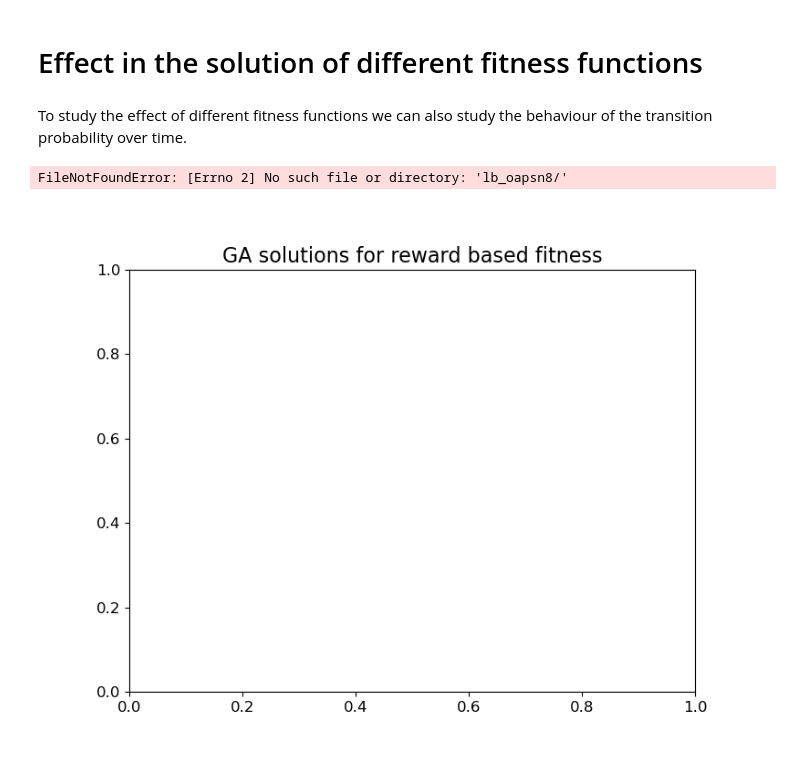
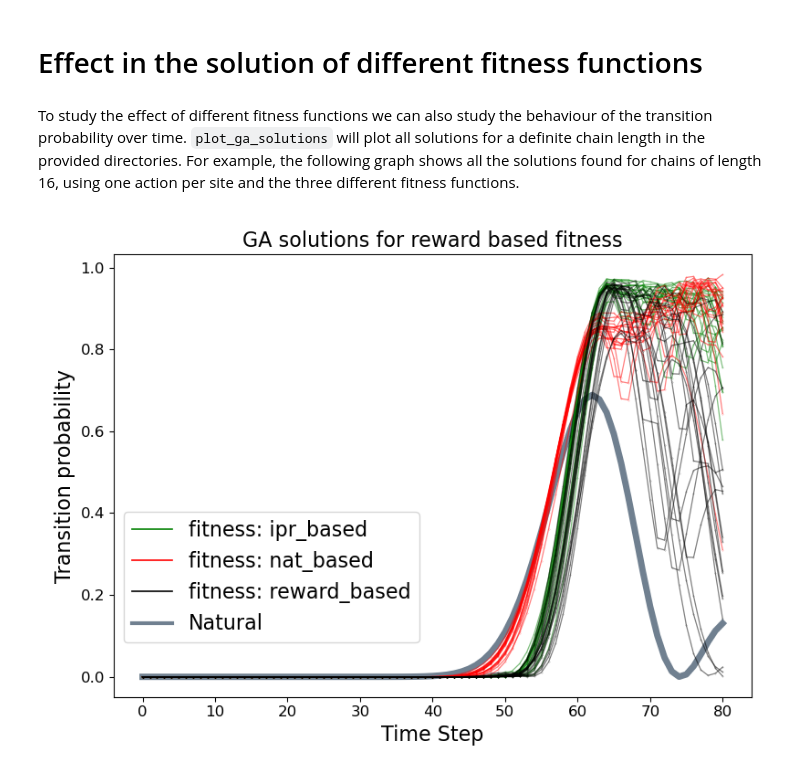
Before and after one commit to sofips/dynamic_control_for_QST, a Jupyter notebook: results_summary.ipynb, the cells around one changed output. Saved outputs shown, nothing was run; the diff lists cells and outputs as text; code cells hidden in the pictures.

Commit message:
processed new results

```diff
--- a/results_summary.ipynb
+++ b/results_summary.ipynb
@@ -32,10 +32,11 @@ Different subdirectories represent different combinations of hyperparameters. Fo
 # %%
 rb_zhang = 'genetic_algorithm_results/rb_zhang/'   # Reward-based fitness function and Zhang et al actions
 rb_oaps = 'genetic_algorithm_results/rb_oaps/'     # Reward-based fitness function and one action per site
-lb_zhang = 'genetic_algorithm_results/lb_zhang/'   # Natural-based fitness function and Zhang et al actions
-lb_oaps = 'genetic_algorithm_results/lb_oaps/'     # Natural-based fitness function and one action per site
-
-directories = [rb_zhang, rb_oaps, lb_zhang, lb_oaps]
+nb_zhang = 'genetic_algorithm_results/nb_zhang/'   # Natural-based fitness function and Zhang et al actions
+nb_oaps = 'genetic_algorithm_results/nb_oaps/'     # Natural-based fitness function and one action per site
+ipr_oaps = 'genetic_algorithm_results/ipr_oaps/'     # IPR-based fitness function and one action per site
+ipr_zhang = 'genetic_algorithm_results/ipr_zhang/'   # IPR-based fitness function and Zhang et al actions
+directories = [rb_zhang, rb_oaps, nb_zhang, nb_oaps, ipr_oaps, ipr_zhang]
 # %% [markdown]
 A summary of all the hyper-parameters and system parameters used to obtain each directory can be accesed by calling the `access_ga_params` function. For example, the output of the following cell shows the parameters corresponding to the directory `rb_zhang`, where we employ reward-based fitness and Zhang et al actions, which can be verified in the printed dataframe.
 # %%
@@ -146,13 +146,11 @@ Even for long chains, the algorithm is really efficient. The longer times in wor
 # %% [markdown]
 # Effect in the solution of different fitness functions
 # %% [markdown]
-To study the effect of different fitness functions we can also study the behaviour of the transition probability over time.
+To study the effect of different fitness functions we can also study the behaviour of the transition probability over time. `plot_ga_solutions` will plot all solutions for a definite chain length in the provided directories. For example, the following graph shows all the solutions found for chains of length 16, using one action per site and the three different fitness functions.
 # %%
 plt.figure(figsize=(8, 6))
-fs=16
-plt.title('GA solutions for reward based fitness', fontsize=fs)
-n=8
-plot_ga_solutions([lb_oaps,rb_oaps],n,['original','original'],add_natural=True,fs=16)
+plt.title('GA solutions for reward based fitness', fontsize=16)
+n=16
+plot_ga_solutions([nb_oaps,rb_oaps, ipr_oaps],n,add_natural=True,fs=16)
 # %% [output]
-FileNotFoundError: [Errno 2] No such file or directory: 'lb_oapsn8/'
-[figure, old version]
+[figure, new version]
```
Also changed, not shown: parts of 10 cells of this notebook, 1 other file.
